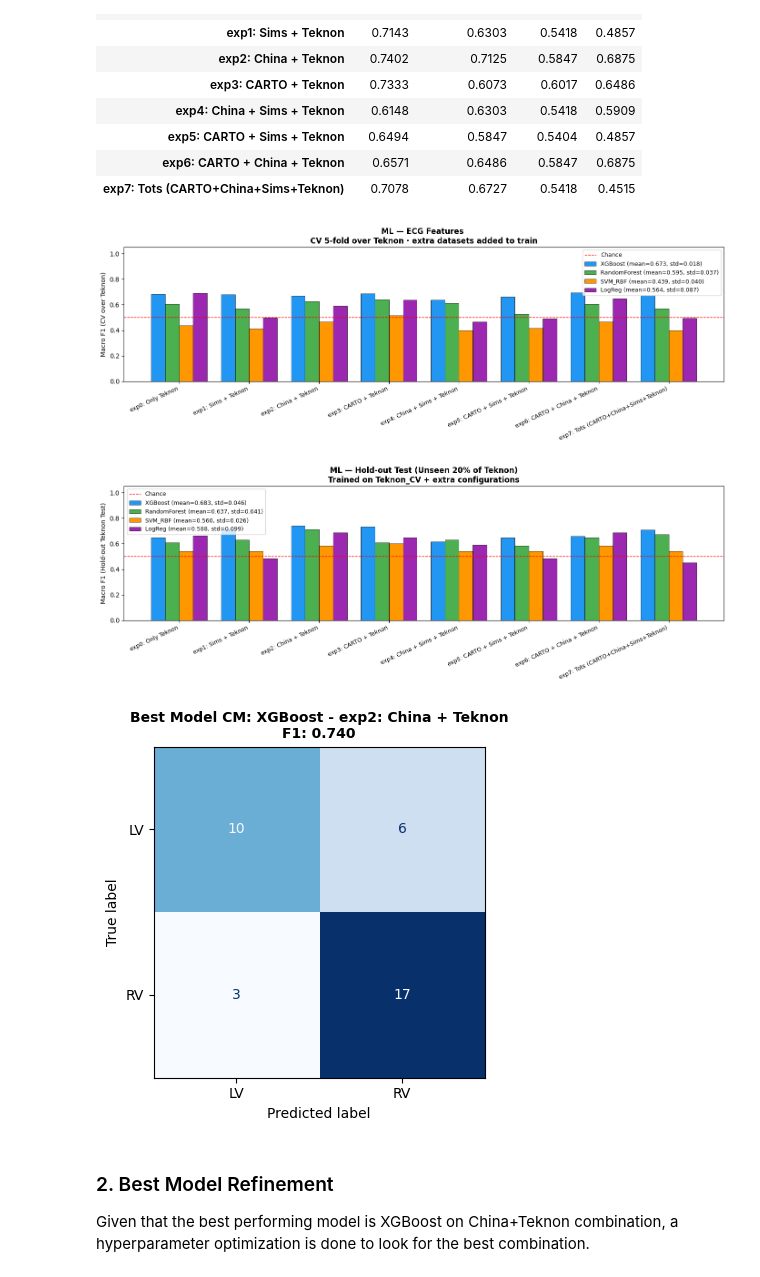
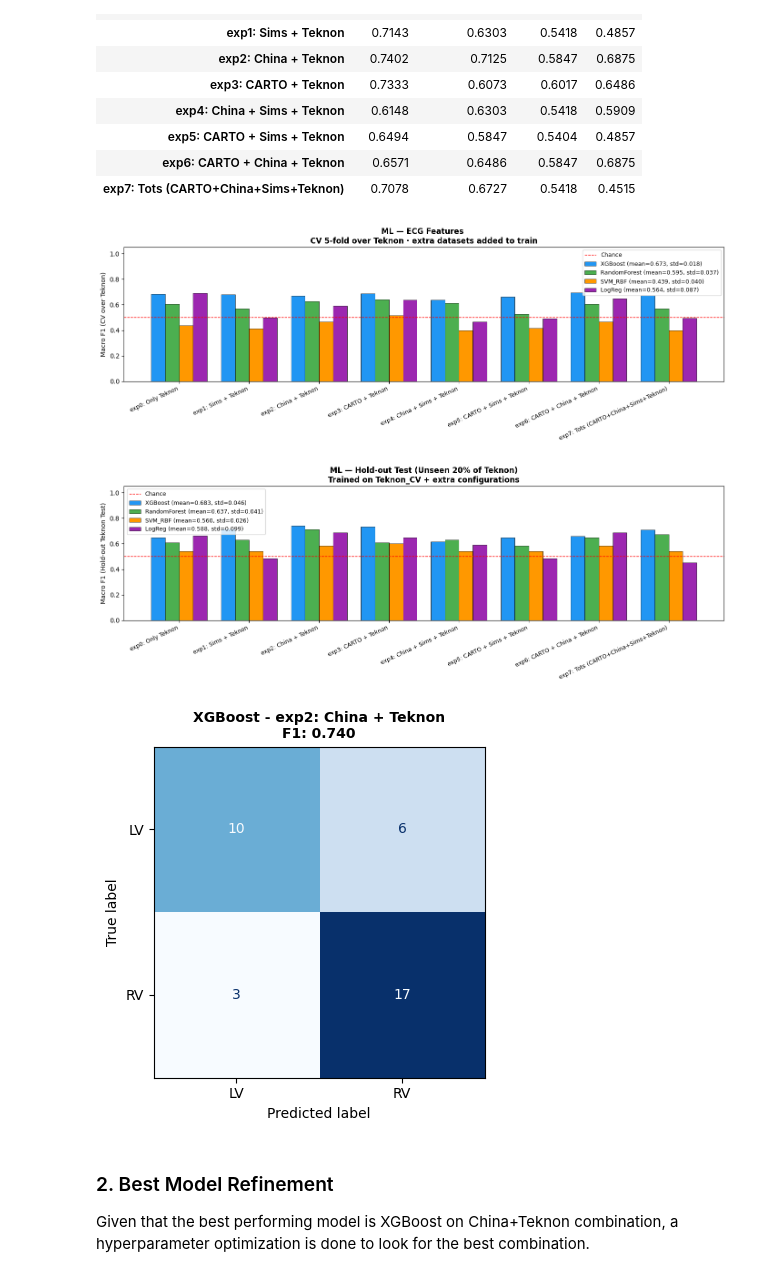
Before and after one commit to Maria65432/CompBioMed_2026, a Jupyter notebook: Notebooks/EXP2_FeatureBased_BinaryClassifier.ipynb, the cells around one changed output. Drawn from its saved outputs; the diff is of its cells as text; code cells hidden in the pictures.

```diff
--- a/Notebooks/EXP2_FeatureBased_BinaryClassifier.ipynb
+++ b/Notebooks/EXP2_FeatureBased_BinaryClassifier.ipynb
@@ -607,26 +607,26 @@ HOLD-OUT TEST EVALUATION
 # %%
 # Plotting and visualization
 
 # Plot 1: Cross Validation Comparison
 cv_title = 'ML — ECG Features \nCV 5-fold over Teknon · extra datasets added to train'
 plot_results(df_resum, cv_title, 'Macro F1 (CV over Teknon)')
 
 # Plot 2: Hold-out Metrics Comparison
 ho_title = 'ML — Hold-out Test (Unseen 20% of Teknon)\nTrained on Teknon_CV + extra configurations'
 plot_results(df_holdout, ho_title, 'Macro F1 (Hold-out Teknon Test)')
 
 # Plot 3: Dynamic Best Model Confusion Matrix
 if best_cm_data is not None:
     fig, ax = plt.subplots(figsize=(4.4, 4.4))
     disp = ConfusionMatrixDisplay(confusion_matrix=best_cm_data, display_labels=['LV', 'RV'])
     disp.plot(ax=ax, cmap='Blues', values_format='d', colorbar=False)
-    ax.set_title(f"Best Model CM: {best_model_info['model']} - {best_model_info['experiment']}\nF1: {best_model_info['score']:.3f}", fontweight='bold', fontsize=10)
+    ax.set_title(f"{best_model_info['model']} - {best_model_info['experiment']}\nF1: {best_model_info['score']:.3f}", fontweight='bold', fontsize=10)
     plt.tight_layout()
     plt.show()
 # %% [output]
 [figure]
 [figure]
-[figure, old version]
+[figure, new version]
 # %% [markdown]
 ### 2. Best Model Refinement
 Given that the best performing model is XGBoost on China+Teknon combination, a hyperparameter optimization is done to look for the best combination.
```
Also changed, not shown: parts of 1 cell of this notebook.
